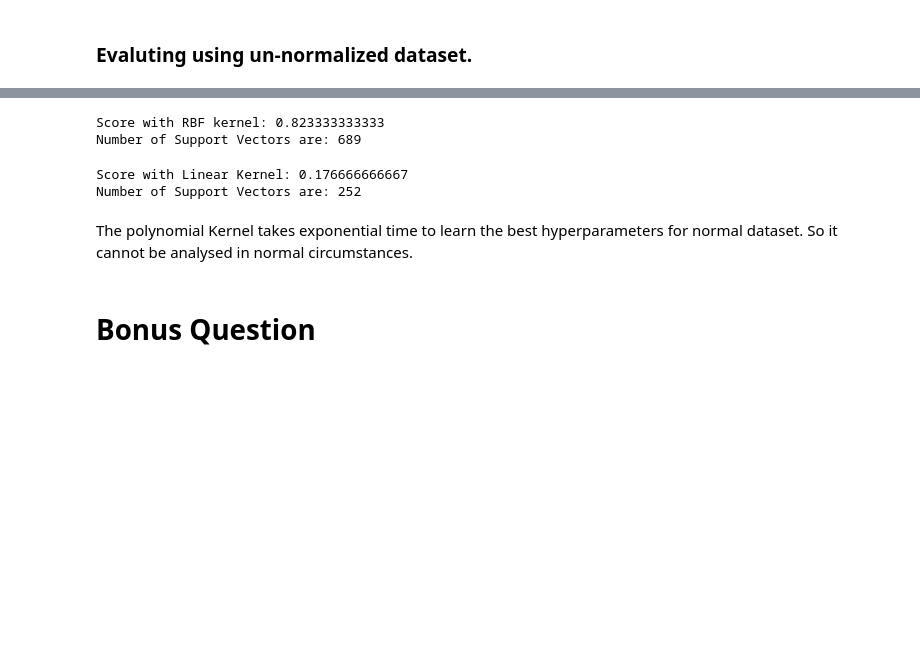
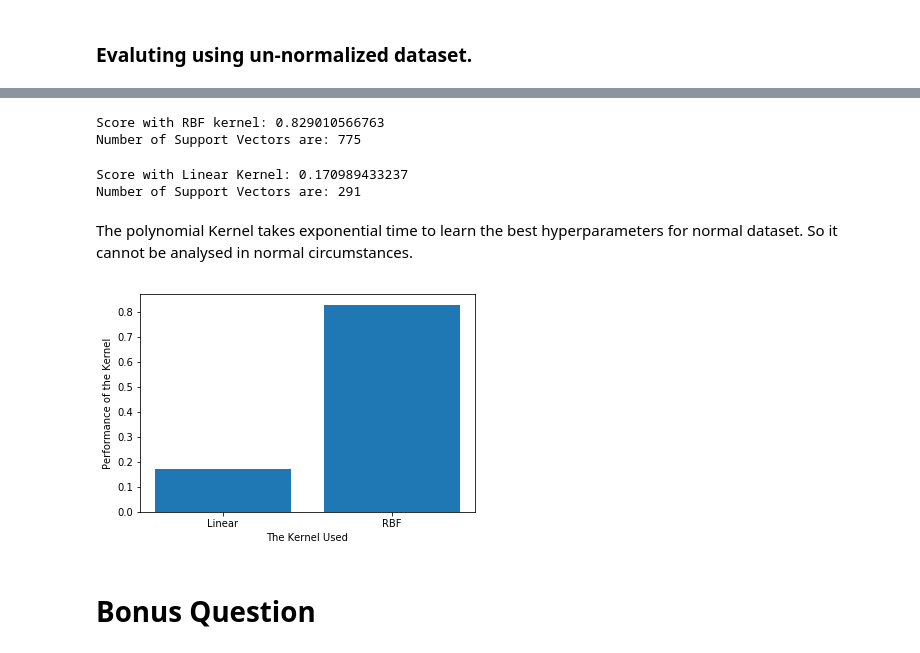
Before and after one commit to rohilrg/Machine-Learning-Practical-Session, a Jupyter notebook: Practical Session on SVM/SVM Practical Session.ipynb, the cells around one changed output, grey strips where cells are left out. Saved outputs shown, nothing was run; the diff lists cells and outputs as text; code cells hidden in the pictures; blank space fills up the shorter version.

```diff
--- a/Practical Session on SVM/SVM Practical Session.ipynb
+++ b/Practical Session on SVM/SVM Practical Session.ipynb
@@ -661,20 +661,31 @@ SVM.fit(X_normalized,m1)
 print('Score with RBF kernel:',SVM.score(x7,m1))
 a= SVM.support_vectors_
 print('Number of Support Vectors are:', len(a))
+k= SVM.score(x7,m1)
 # %% [output]
-Score with RBF kernel: 0.823333333333
-Number of Support Vectors are: 689
+Score with RBF kernel: 0.829010566763
+Number of Support Vectors are: 775
 # %%
 SVM= SVC(kernel='linear', C=6)
 SVM.fit(X_normalized,m1)
 print('Score with Linear Kernel:',SVM.score(x7,m1))
 a= SVM.support_vectors_
 print('Number of Support Vectors are:', len(a))
+l= SVM.score(x7,m1)
 # %% [output]
-Score with Linear Kernel: 0.176666666667
-Number of Support Vectors are: 252
+Score with Linear Kernel: 0.170989433237
+Number of Support Vectors are: 291
 # %% [markdown]
 The polynomial Kernel takes exponential time to learn the best hyperparameters for normal dataset. So it cannot be analysed in normal circumstances.
+# %%
+q=['RBF','Linear']
+r= [k,l]
+plt.bar(q, r)
+plt.xlabel('The Kernel Used')
+plt.ylabel('Performance of the Kernel')
+plt.show()
+# %% [output]
+[figure, added]
 # %% [markdown]
 # Bonus Question
 # %%
```
Also changed, not shown: parts of 13 cells of this notebook.
